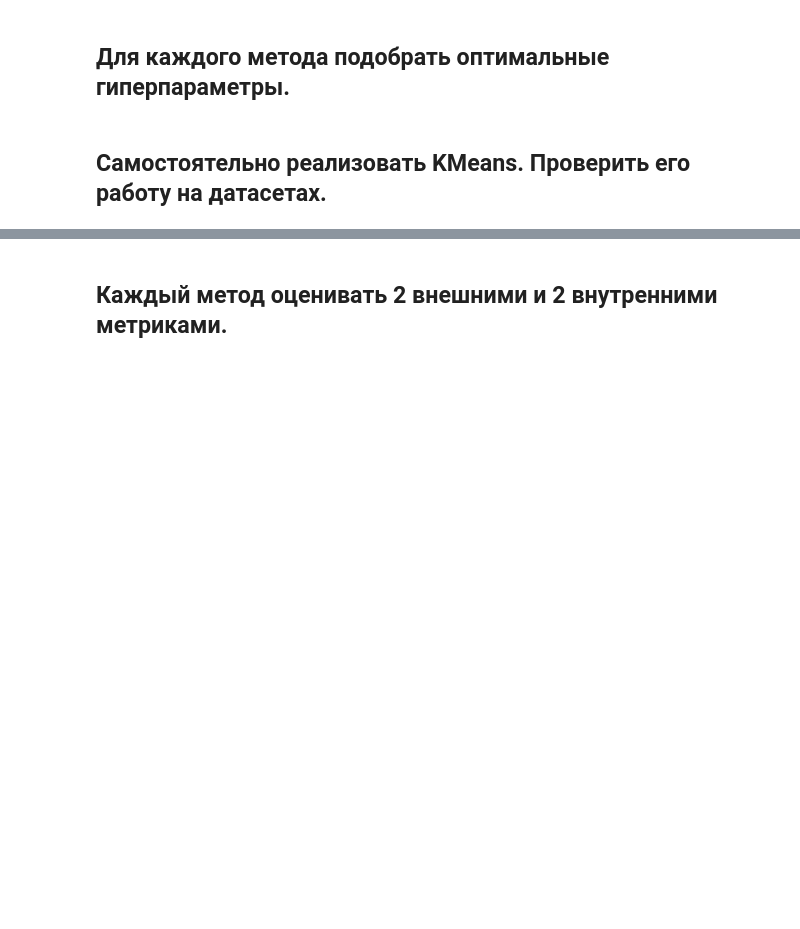
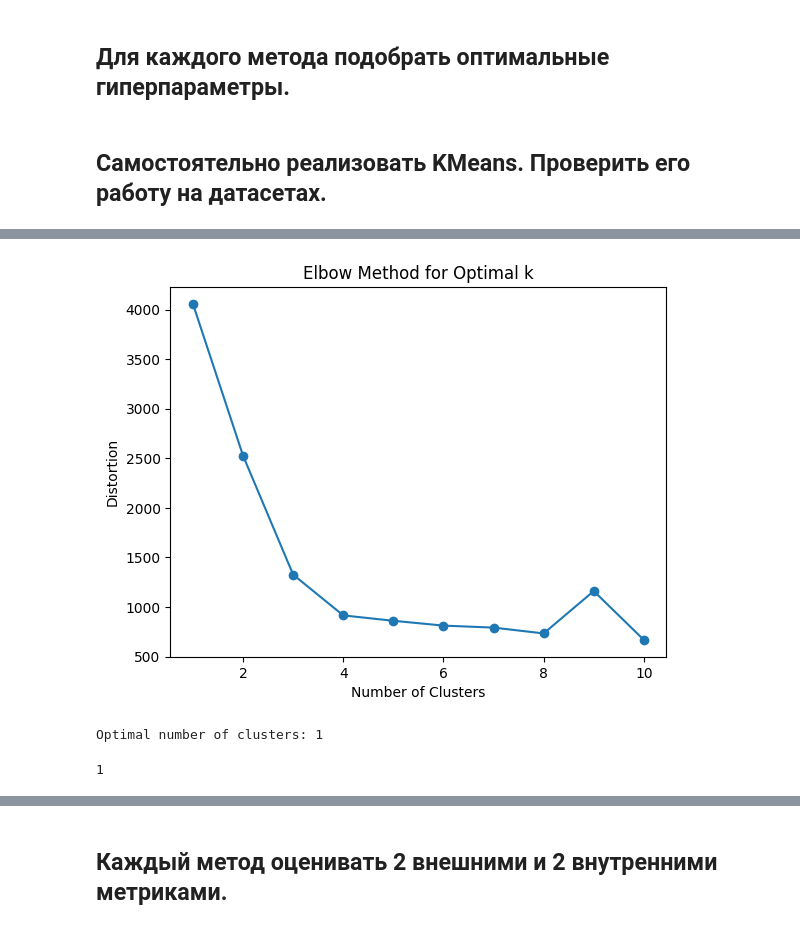
Before and after one commit to RiverSpider/Machine-Learning, a Jupyter notebook: notebook/lab6_Раевских_ФИТ-222.ipynb, the cells around one changed output, grey strips where cells are left out. Saved outputs shown, nothing was run; the diff lists cells and outputs as text; code cells hidden in the pictures; blank space fills up the shorter version.

```diff
--- a/notebook/lab6_Раевских_ФИТ-222.ipynb
+++ b/notebook/lab6_Раевских_ФИТ-222.ipynb
@@ -285,3 +310,9 @@ plt.show()
+# %%
+find_optimal_clusters(X2, max_clusters=10)
+# %% [output]
+[figure, added]
+Optimal number of clusters: 1
+1
 # %%
 kmeans = KMeans(n_clusters=3)
 kmeans.fit(X2)
```
Also changed, not shown: parts of 21 cells of this notebook, 9 other files.
